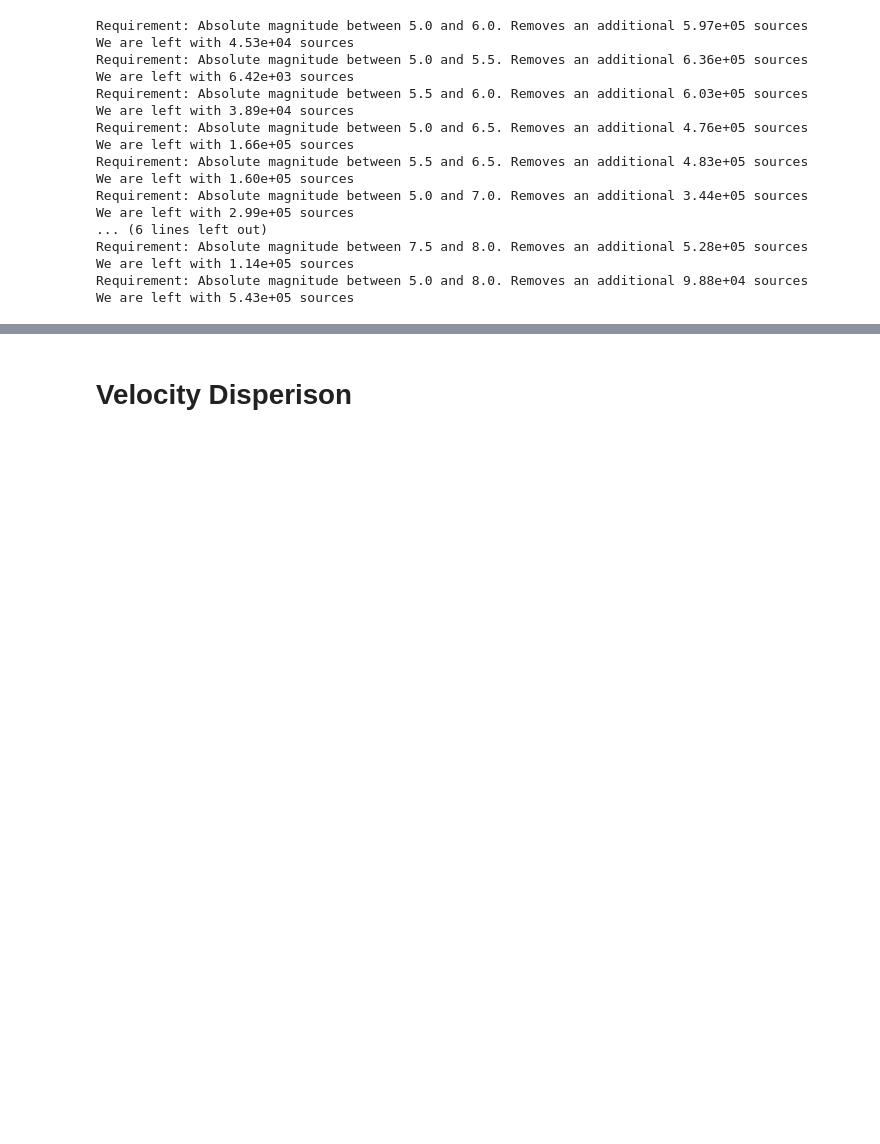
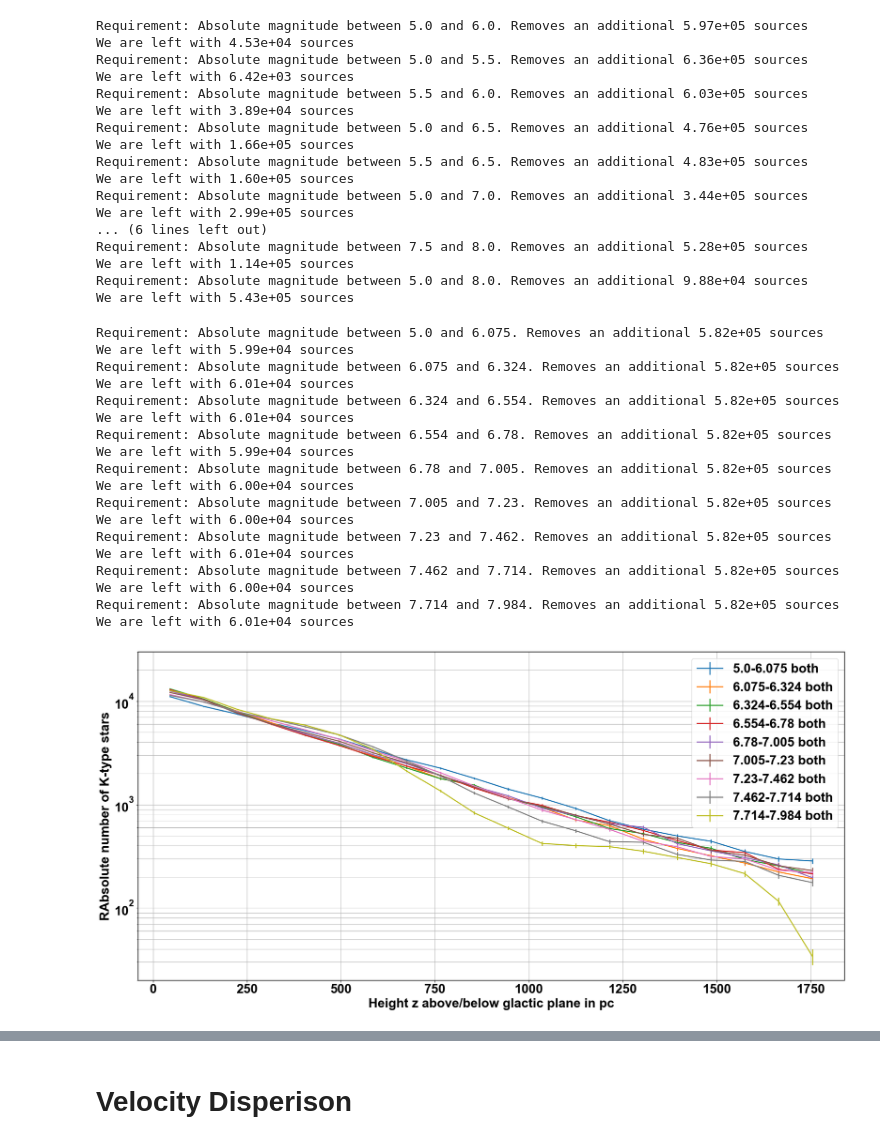
Before and after one commit to rubba0220/Bachelorarbeit, a Jupyter notebook: GaiaDR3_Data ohne prefilter.ipynb, the cells around one changed output, grey strips where cells are left out. Saved outputs shown, nothing was run; the diff lists cells and outputs as text; code cells hidden in the pictures; blank space fills up the shorter version.

```diff
--- a/GaiaDR3_Data ohne prefilter.ipynb
+++ b/GaiaDR3_Data ohne prefilter.ipynb
@@ -234,3 +234,62 @@ Requirement: Absolute magnitude between 7.5 and 8.0. Removes an additional 5.28e
 We are left with 1.14e+05 sources
 Requirement: Absolute magnitude between 5.0 and 8.0. Removes an additional 9.88e+04 sources
 We are left with 5.43e+05 sources
+# %%
+fig, ax = plt.subplots(1,1, figsize=(20,10), gridspec_kw={'height_ratios': [1]}, sharex=True)
+ax.set_yscale("log")
+ax.set_xlabel("Height z above/below glactic plane in pc")
+ax.set_ylabel("RAbsolute number of K-type stars")
+ax.set_ylim(20, 3e+4)
+
+def slice(am_min, am_max, n_bin):
+    tab_filtered = filtration(am_min, am_max)
+    l_np, b_np, ra_np, ra_error_np, dec_np, dec_error_np, parallax_np, parallax_error_np, pmra_np, pmra_error_np, pmdec_np, pmdec_error_np, phot_g_mean_mag_np, teff_gspphot_np, bp_rp_np, radial_velocity_np, radial_velocity_error_np = arrays(tab_filtered)
+
+    r_np = r_from_plx(parallax_np)
+    z_np = r_np * np.sin(b_np*deg2rad) + 14.5 #correction for height of the sun above the galactic plane
+
+    n, bins = np.histogram(z_np, bins=n_bin, range=(-1800, 1800))
+    zz = (bins[1:]+bins[:-1])/2
+    pos = np.where(zz >= 0)
+    neg = np.where(zz < 0)
+    n_sum = (n[pos]+np.flip(n[neg]))
+    # ax.errorbar(zz[pos], n[pos], yerr=np.sqrt(n[pos]), label=f"{am_min}-{am_max} pos")
+    # ax.errorbar(abs(zz[neg]), n[neg], yerr=np.sqrt(n[neg]), label=f"{am_min}-{am_max} neg")
+    ax.errorbar(zz[pos], n_sum, yerr=np.sqrt(n_sum), label=f"{am_min}-{am_max} both")
+
+slice(5.0, 6.075, 40)
+slice(6.075, 6.324, 40)
+slice(6.324, 6.554, 40)
+slice(6.554, 6.780, 40)
+slice(6.780, 7.005, 40)
+slice(7.005, 7.230, 40)
+slice(7.230, 7.462, 40)
+slice(7.462, 7.714, 40)
+slice(7.714, 7.984, 40)
+
+ax.grid(which='both')
+ax.legend()
+plt.tight_layout()
+fig.subplots_adjust(hspace=0.0)
+fig.set_dpi(100)
+plt.show()
+# %% [output]
+Requirement: Absolute magnitude between 5.0 and 6.075. Removes an additional 5.82e+05 sources
+We are left with 5.99e+04 sources
+Requirement: Absolute magnitude between 6.075 and 6.324. Removes an additional 5.82e+05 sources
+We are left with 6.01e+04 sources
+Requirement: Absolute magnitude between 6.324 and 6.554. Removes an additional 5.82e+05 sources
+We are left with 6.01e+04 sources
+Requirement: Absolute magnitude between 6.554 and 6.78. Removes an additional 5.82e+05 sources
+We are left with 5.99e+04 sources
+Requirement: Absolute magnitude between 6.78 and 7.005. Removes an additional 5.82e+05 sources
+We are left with 6.00e+04 sources
+Requirement: Absolute magnitude between 7.005 and 7.23. Removes an additional 5.82e+05 sources
+We are left with 6.00e+04 sources
+Requirement: Absolute magnitude between 7.23 and 7.462. Removes an additional 5.82e+05 sources
+We are left with 6.01e+04 sources
+Requirement: Absolute magnitude between 7.462 and 7.714. Removes an additional 5.82e+05 sources
+We are left with 6.00e+04 sources
+Requirement: Absolute magnitude between 7.714 and 7.984. Removes an additional 5.82e+05 sources
+We are left with 6.01e+04 sources
+[figure, added]
```
Also changed, not shown: parts of 1 cell of this notebook.
